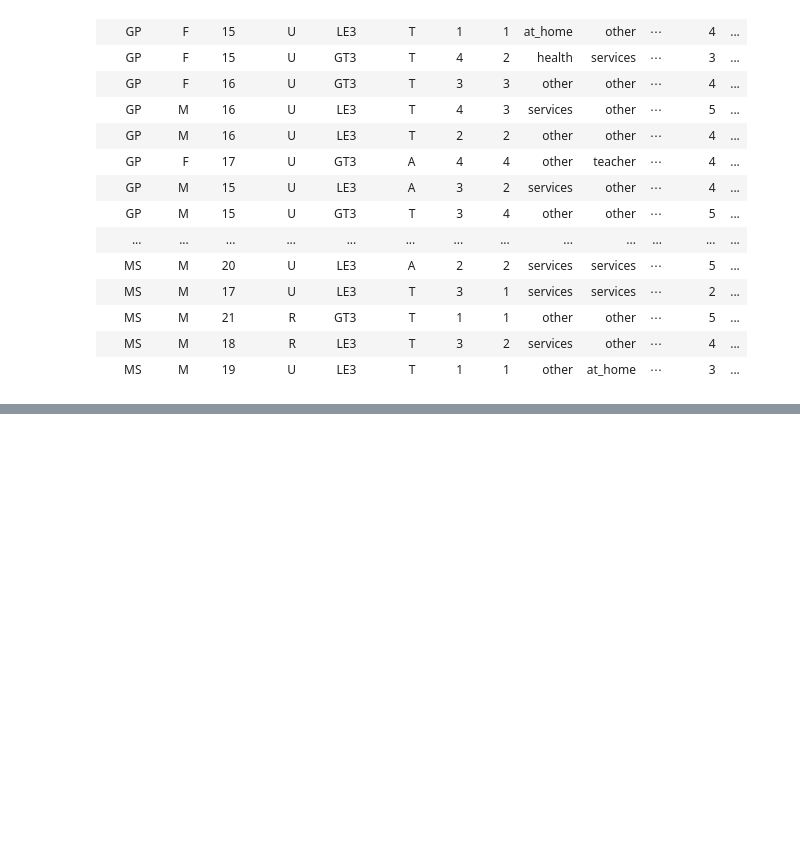
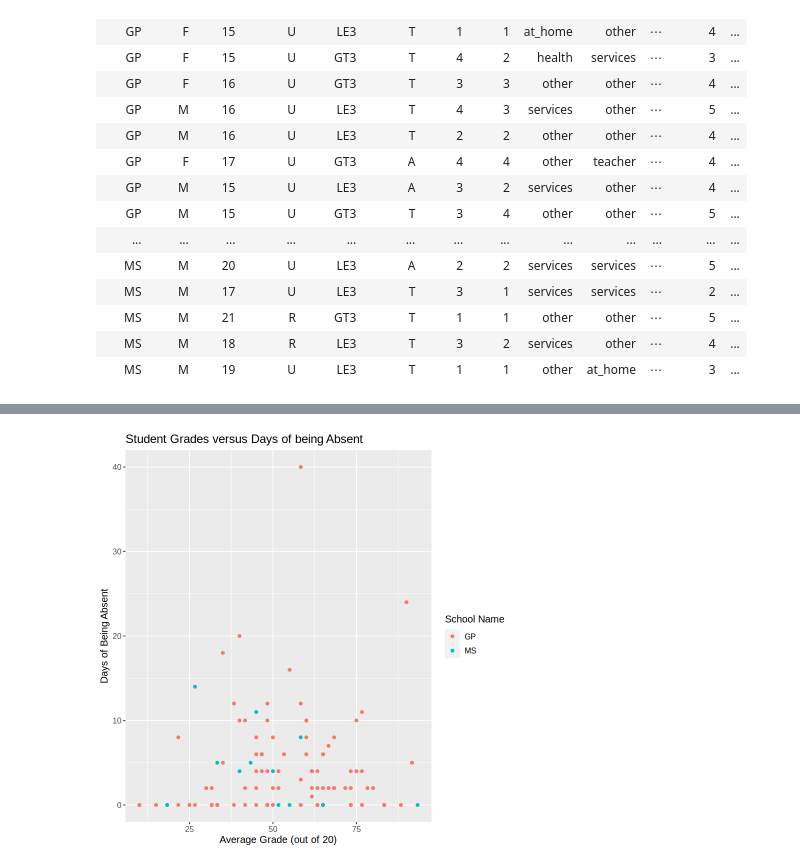
Before and after one commit to sweetmidnights/T1-008-DataScienceProject-32, a Jupyter notebook: Read Dataset.ipynb, the cells around one changed output, grey strips where cells are left out. Cells and saved outputs as stored; diff of their text form; code cells hidden in the pictures; blank space fills up the shorter version.

```diff
--- a/Read Dataset.ipynb
+++ b/Read Dataset.ipynb
@@ -93,0 +124,6 @@ A tibble: 395 × 7
+# %%
+student_performance <- dataset_test |>
+              select(absences, Fedu, Medu, G1, G2, G3, school) |>
+              mutate(GT = ((G1 + G2 + G3) / 3)* 5) #calculating the average for the data
+
+student_performance
@@ -93,0 +150,12 @@ A tibble: 395 × 7
+# %%
+plot_student_performance <- ggplot(student_performance , aes(x = GT, y = absences, color = school)) +
+                   geom_point() +
+                   xlab("Average Grade (out of 20)") +
+                   ylab("Days of Being Absent") +
+                   labs(color = 'School Name') +
+                   theme(text = element_text(size = 12))+
+                   ggtitle("Student Grades versus Days of being Absent") #title for the plot
+
+plot_student_performance
+# %% [output]
+[figure, added]
```
Also changed, not shown: parts of 5 cells of this notebook.
